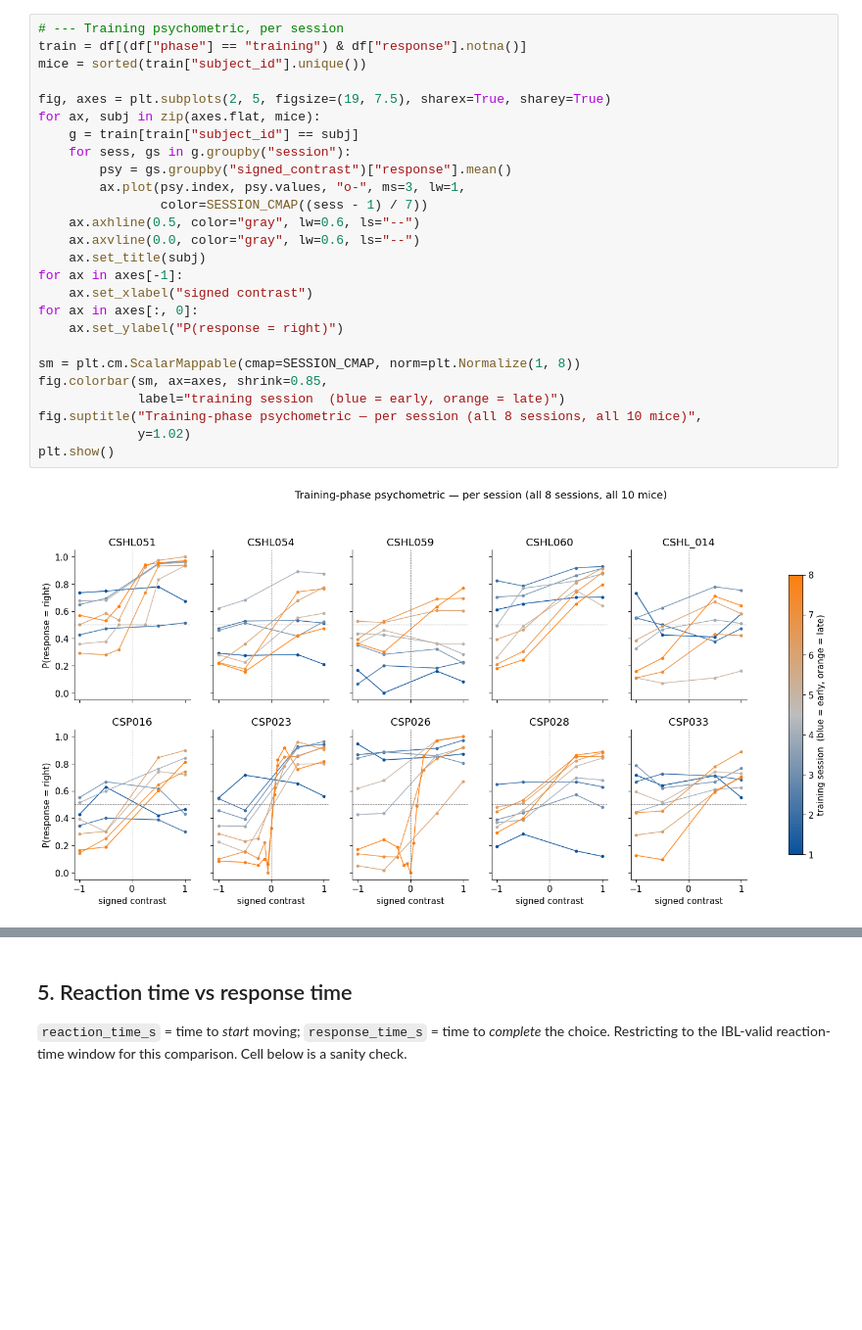
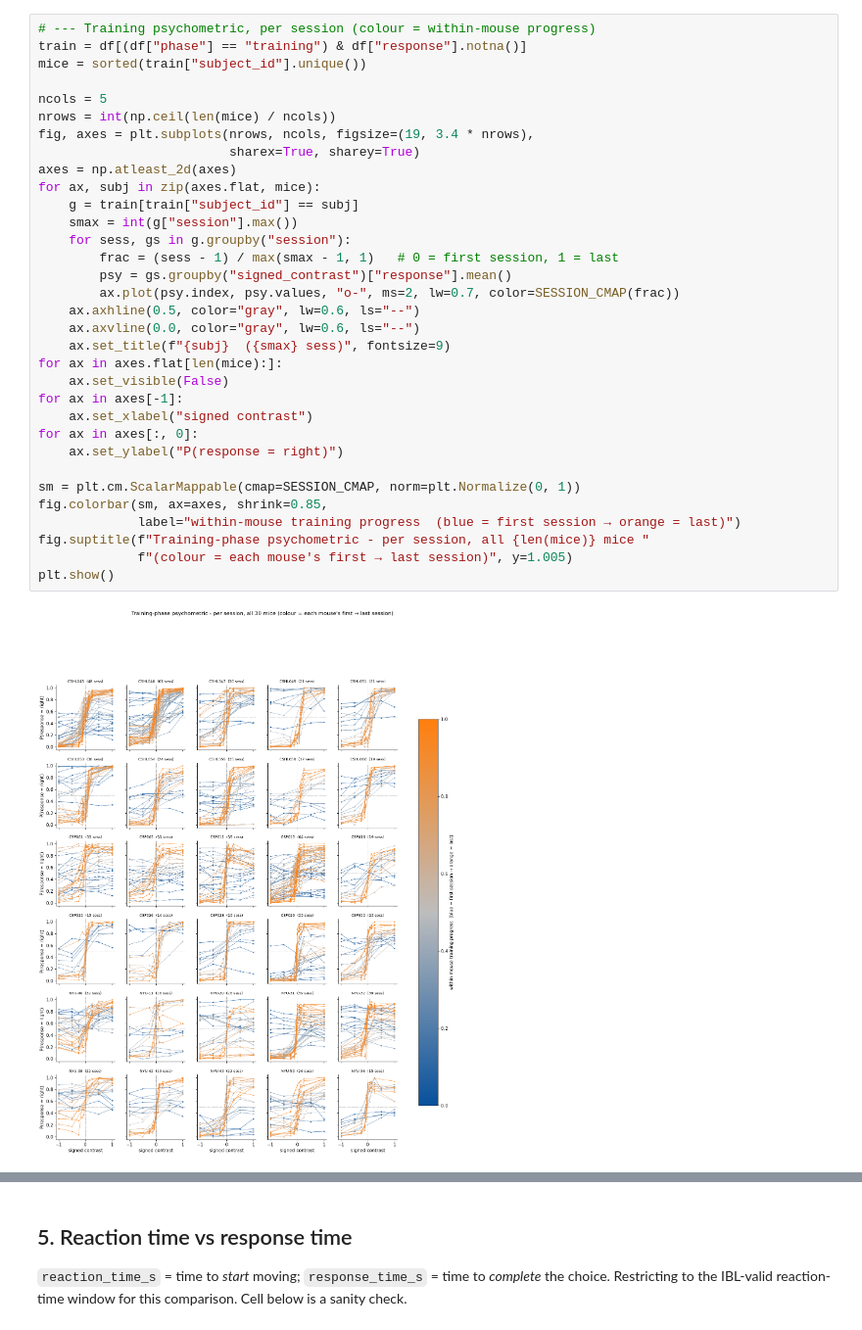
Before and after one commit to gmatteuc/QMN_course_2026, a Jupyter notebook: data_prep/explore_ibl.ipynb, the cells around one changed output, grey strips where cells are left out. Shown at 98% size. Drawn from its saved outputs; the diff is of its cells as text; blank space fills up the shorter version.

```diff
--- a/data_prep/explore_ibl.ipynb
+++ b/data_prep/explore_ibl.ipynb
@@ -126,33 +156,40 @@ training psychometric **per session**: each curve is then a clean, well-defined
 snapshot. Early sessions (dark) are shallow with few contrasts; later sessions
 (light) steepen as the mouse learns and the contrast set grows.
 # %%
-# --- Training psychometric, per session
+# --- Training psychometric, per session (colour = within-mouse progress)
 train = df[(df["phase"] == "training") & df["response"].notna()]
 mice = sorted(train["subject_id"].unique())
 
-fig, axes = plt.subplots(2, 5, figsize=(19, 7.5), sharex=True, sharey=True)
+ncols = 5
+nrows = int(np.ceil(len(mice) / ncols))
+fig, axes = plt.subplots(nrows, ncols, figsize=(19, 3.4 * nrows),
+                         sharex=True, sharey=True)
+axes = np.atleast_2d(axes)
 for ax, subj in zip(axes.flat, mice):
     g = train[train["subject_id"] == subj]
+    smax = int(g["session"].max())
     for sess, gs in g.groupby("session"):
+        frac = (sess - 1) / max(smax - 1, 1)   # 0 = first session, 1 = last
         psy = gs.groupby("signed_contrast")["response"].mean()
-        ax.plot(psy.index, psy.values, "o-", ms=3, lw=1,
-                color=SESSION_CMAP((sess - 1) / 7))
+        ax.plot(psy.index, psy.values, "o-", ms=2, lw=0.7, color=SESSION_CMAP(frac))
     ax.axhline(0.5, color="gray", lw=0.6, ls="--")
     ax.axvline(0.0, color="gray", lw=0.6, ls="--")
-    ax.set_title(subj)
+    ax.set_title(f"{subj}  ({smax} sess)", fontsize=9)
+for ax in axes.flat[len(mice):]:
+    ax.set_visible(False)
 for ax in axes[-1]:
     ax.set_xlabel("signed contrast")
 for ax in axes[:, 0]:
     ax.set_ylabel("P(response = right)")
 
-sm = plt.cm.ScalarMappable(cmap=SESSION_CMAP, norm=plt.Normalize(1, 8))
+sm = plt.cm.ScalarMappable(cmap=SESSION_CMAP, norm=plt.Normalize(0, 1))
 fig.colorbar(sm, ax=axes, shrink=0.85,
-             label="training session  (blue = early, orange = late)")
-fig.suptitle("Training-phase psychometric — per session (all 8 sessions, all 10 mice)",
-             y=1.02)
+             label="within-mouse training progress  (blue = first session → orange = last)")
+fig.suptitle(f"Training-phase psychometric - per session, all {len(mice)} mice "
+             f"(colour = each mouse's first → last session)", y=1.005)
 plt.show()
 # %% [output]
-[figure, old version]
+[figure, new version]
 # %%
 # --- Trained psychometric, pooled across the 8 sessions
 fig, ax = plt.subplots(figsize=(7.5, 4.5))
```
Also changed, not shown: parts of 25 cells of this notebook, 5 other files.
